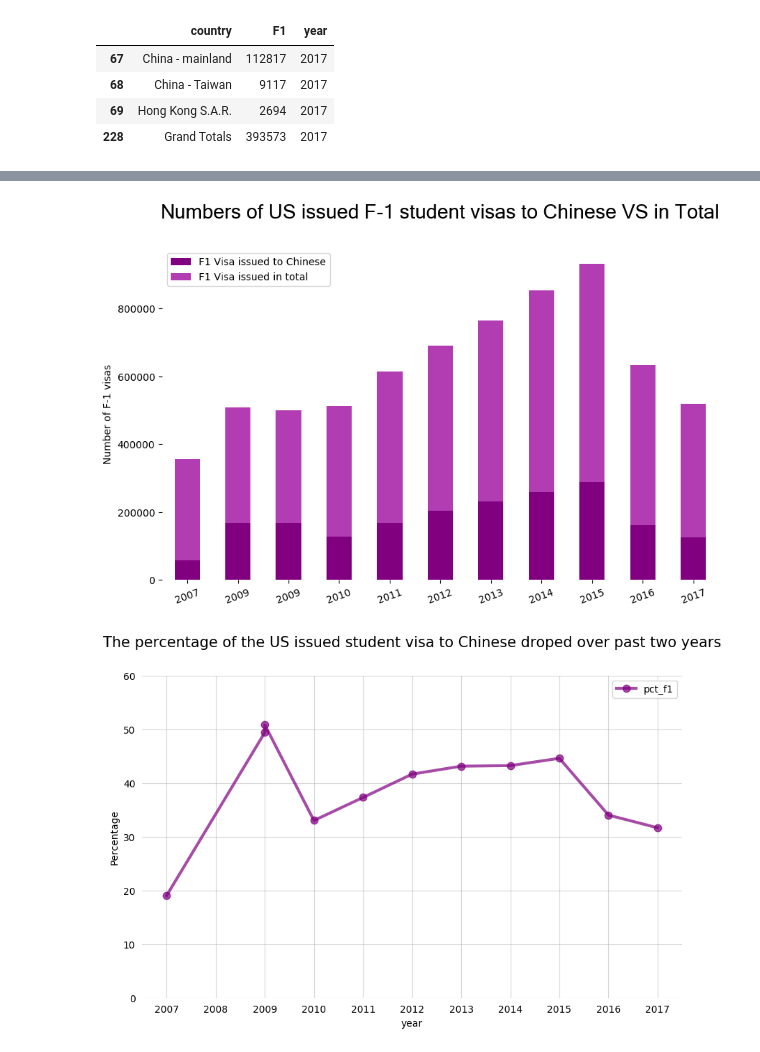
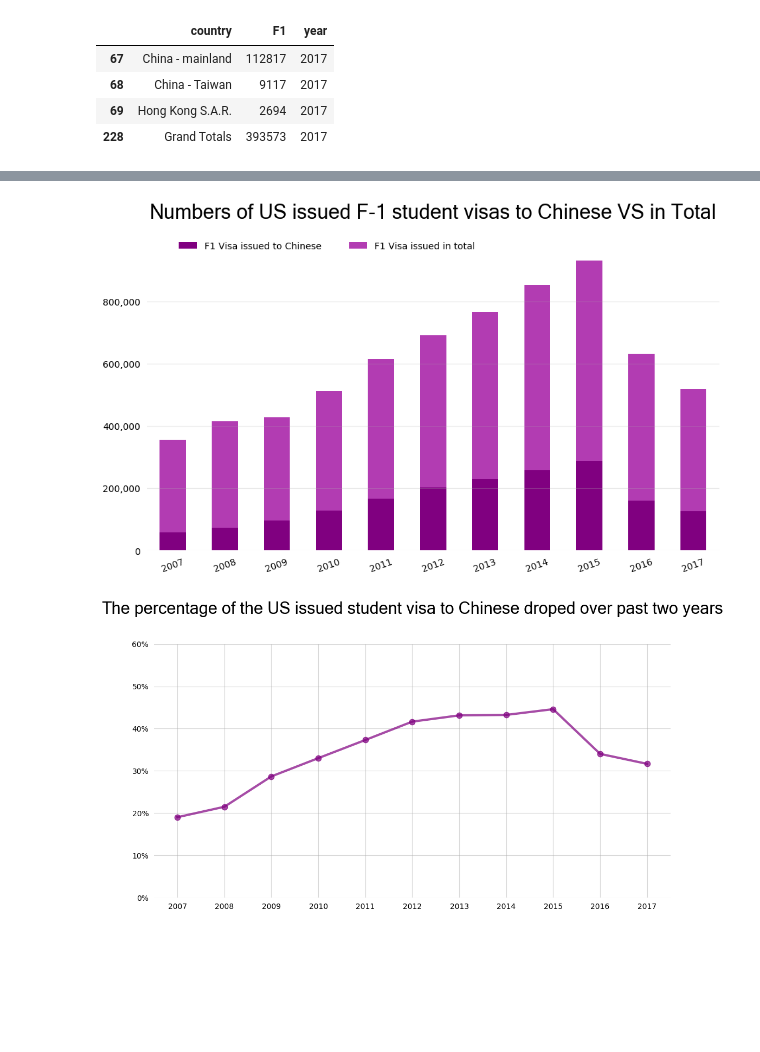
Before and after one commit to SiruiZhu/Data-Studio, a Jupyter notebook: code/01-internationalstudent/Chinese students are less in the US_Zhu.ipynb, the cells around one changed output, grey strips where cells are left out. Drawn from its saved outputs; the diff is of its cells as text; code cells hidden in the pictures; blank space fills up the shorter version.

```diff
--- a/code/01-internationalstudent/Chinese students are less in the US_Zhu.ipynb
+++ b/code/01-internationalstudent/Chinese students are less in the US_Zhu.ipynb
@@ -70,7 +79,7 @@ df2.rename(columns={20: 'F1'}, inplace=True)
 df2.rename(columns={0: 'country'}, inplace=True)
 df2_china = df2.loc[df2['country'].isin(array)]
 df2_china = df2_china[['country', 'F1']]
-df2_china['year'] = ('2009')
+df2_china['year'] = ('2008')
 df2_china
 # %% [output]
 |  | country | F1 | year |
@@ -323,7 +333,7 @@ plt.rcdefaults()
 # %%
 #plt.style.use('fivethirtyeight')
 ax = df_info.plot(x='year', y='F1 Visa issued to Chinese',figsize=(10,6), legend=False, color='purple', alpha=0.7, style='.-',linewidth='3', markersize= '15')
-ax.set_title("Numbers of US issued F-1 student visas to Chinese drop dramatically after 2015", pad=30)
+ax.set_title("Numbers of US issued F-1 student visas to Chinese drop dramatically after 2015", fontname='Microsoft Sans Serif', fontsize=24, weight='bold', pad=30, loc='center')
 ax.title.set_fontsize(18)
 ax.set_xticks([2007,2008,2009,2010,2011,2012,2013,2014,2015,2016,2017])
 ax.title.set_fontname('Microsoft Sans Serif')
@@ -338,9 +348,17 @@ ax.grid(True, axis='y')
 ax.set_axisbelow(True)
 ax.set_ylim(0,300000)
 ax.xaxis.label.set_visible(False)
+ax.tick_params(which='major', left=False, bottom=False, top=False, grid_alpha=0.3)
 #plt.title("Numbers of US issued F-1 student visas to Chinese drop dramatically after 2015", loc='left', fontsize=20, fontweight=30, color='Black', pad=40)
 plt.xlabel("Year")
-plt.ylabel("Number of F-1 visas")
+plt.ylabel("Number of F-1 visas", labelpad=30, fontsize=15)
+from matplotlib.ticker import FuncFormatter
+def with_commas(value, pos):
+    return "{:,}".format(int(value))
+formatter = FuncFormatter(with_commas)
+
+ax.yaxis.set_major_formatter(formatter)
+plt.tight_layout()
 plt.savefig('output1.pdf')
 plt.show()
 # %% [output]
@@ -350,27 +366,55 @@ plt.show()
 # %%
 #plt.style.use('fivethirtyeight')
 ax2 = df_info.plot(kind='bar',x='year', y=['F1 Visa issued to Chinese','F1'], stacked=True, figsize=(10,6), color = ["#800080", "#B23CB2"], label = ["F1 Visa issued to Chinese",'F1 Visa issued in total'])
-ax2.set_title("Numbers of US issued F-1 student visas to Chinese VS in Total", pad=30)
-ax2.title.set_fontsize(20)
-ax2.title.set_fontname('Microsoft Sans Serif')
+ax2.set_title("Numbers of US issued F-1 student visas to Chinese VS in Total",  fontname='Microsoft Sans Serif', fontsize=22, weight='bold', pad=30)
 ax2.spines['top'].set_visible(False)
 ax2.spines['left'].set_visible(False)
 ax2.spines['bottom'].set_visible(False)
 ax2.spines['right'].set_visible(False)
-plt.legend(loc='best')
+ax2.grid(True, axis='y')
+ax2.tick_params(which='major', left=False, bottom=False, top=False, grid_alpha=0.3)
+ax2.yaxis.label.set_visible(False)
+
+
+ax2.legend(ncol=2,
+           loc=9, #‘upper center’
+           bbox_to_anchor=(0.35, 0.9),
+           frameon=False,
+           columnspacing=3,
+           labelspacing=1,
+           bbox_transform=plt.gcf().transFigure)
+
 ax2.xaxis.label.set_visible(False)
-plt.ylabel("Number of F-1 visas")
+plt.tight_layout()
+plt.ylabel("Number of F-1 visas", labelpad=30, fontsize=15)
+plt.xticks(rotation=20)
+plt.savefig('output2.pdf')
+
+
+from matplotlib.ticker import FuncFormatter
+def with_commas(value, pos):
+    return "{:,}".format(int(value))
+formatter = FuncFormatter(with_commas)
+
+ax2.yaxis.set_major_formatter(formatter)
+
 plt.xticks(rotation=20)
 plt.savefig('output2.pdf')
 plt.show()
 # %% [output]
-[figure, old version]
+[figure, new version]
 # %%
-ax3 = df_info.plot(x='year', y='pct_f1', figsize=(10,6), legend=False, color='purple', alpha=0.7, style='.-',linewidth='3', markersize= '15')
+plt.rcParams.update({
+    'pdf.fonttype': 42,
+    'ps.fonttype': 42
+})
+
+
+ax3 = df_info.plot(x='year', y='pct_f1', figsize=(12,6), color='purple', alpha=0.7, style='.-',linewidth='3', markersize= '15')
 ax3.set_xticks([2007,2008,2009,2010,2011,2012,2013,2014,2015,2016,2017])
-ax3.set_title("The percentage of the US issued student visa to Chinese droped over past two years", pad=30)
-ax3.title.set_fontsize(15)
+ax3.set_title("The percentage of the US issued student visa to Chinese droped over past two years",  fontname='Microsoft Sans Serif', fontsize=22, weight='bold', pad=40)
 ax3.set_ylim(0,60)
+ax3.legend_.remove()
 ax3.spines['top'].set_visible(False)
 ax3.spines['left'].set_visible(False)
 ax3.spines['bottom'].set_visible(False)
@@ -378,12 +422,18 @@ ax3.spines['right'].set_visible(False)
 ax3.tick_params(which='major', left=False, bottom=False, top=False, grid_alpha=0.5)
 ax3.grid(True, axis='x')
 ax3.grid(True, axis='y')
-plt.legend(loc='best')
-plt.ylabel("Percentage")
+
+ax3.xaxis.label.set_visible(False)
+ax3.yaxis.label.set_visible(False)
+
+import matplotlib.ticker as mtick
+ax3.yaxis.set_major_formatter(mtick.PercentFormatter())
+
+plt.tight_layout()
 plt.savefig('output3.pdf')
 plt.show()
 # %% [output]
-[figure, old version]
+[figure, new version]
 # %%
 #download a csv online
 df_number =pd.read_csv("international students in the US.csv")
```
Also changed, not shown: parts of 15 cells of this notebook, 11 other files.
